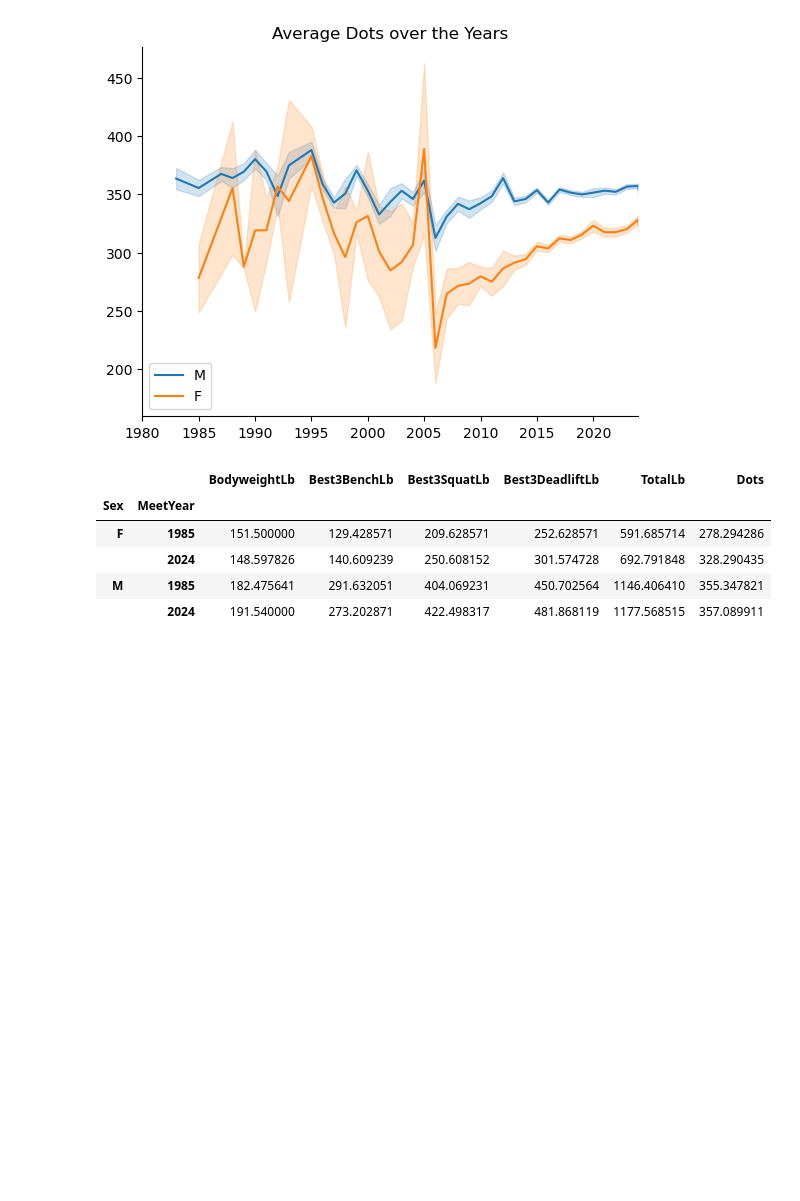
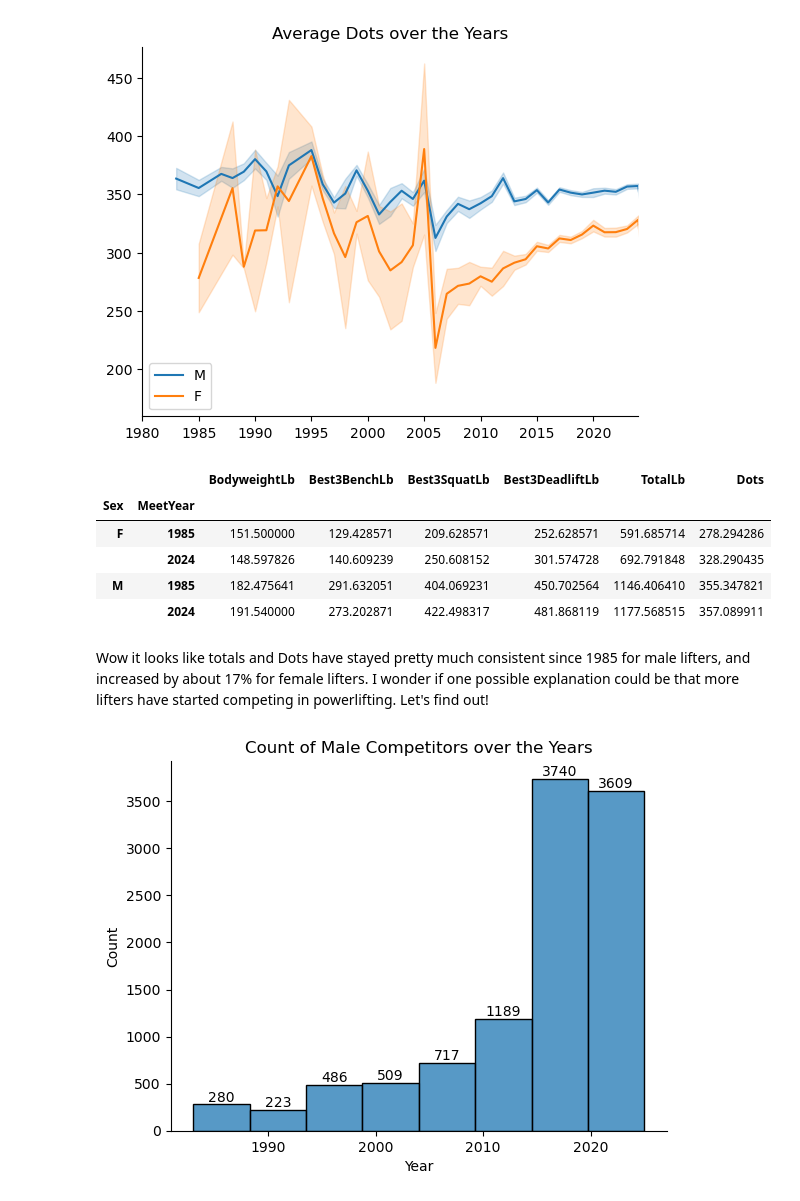
Before and after one commit to Silver0524/NJ-Powerlifting-EDA, a Jupyter notebook: Powerlifting EDA.ipynb, the cells around one changed output. Saved outputs shown, nothing was run; the diff lists cells and outputs as text; code cells hidden in the pictures; blank space fills up the shorter version.

Commit message:
more graphs and data

```diff
--- a/Powerlifting EDA.ipynb
+++ b/Powerlifting EDA.ipynb
@@ -802,3 +802,12 @@ nj.loc[(nj['MeetYear'] == 1985) | (nj['MeetYear'] == 2024), ['Sex', 'MeetYear',
 |  | 2024 | 148.597826 | 140.609239 | 250.608152 | 301.574728 | 692.791848 | 328.290435 |
 | M | 1985 | 182.475641 | 291.632051 | 404.069231 | 450.702564 | 1146.406410 | 355.347821 |
 |  | 2024 | 191.540000 | 273.202871 | 422.498317 | 481.868119 | 1177.568515 | 357.089911 |
+# %% [markdown]
+Wow it looks like totals and Dots have stayed pretty much consistent since 1985 for male lifters, and increased by about 17% for female lifters. I wonder if one possible explanation could be that more lifters have started competing in powerlifting. Let's find out!
+# %%
+# Plotting number of competitors as a function of time
+g = sb.histplot(x='MeetYear', data=nj[nj['Sex']=='M'], binwidth=5)
+g.bar_label(g.containers[0])
+label_and_despine('Count of Male Competitors over the Years','Year','Count')
+# %% [output]
+[figure, added]
```
Also changed, not shown: parts of 4 cells of this notebook.
